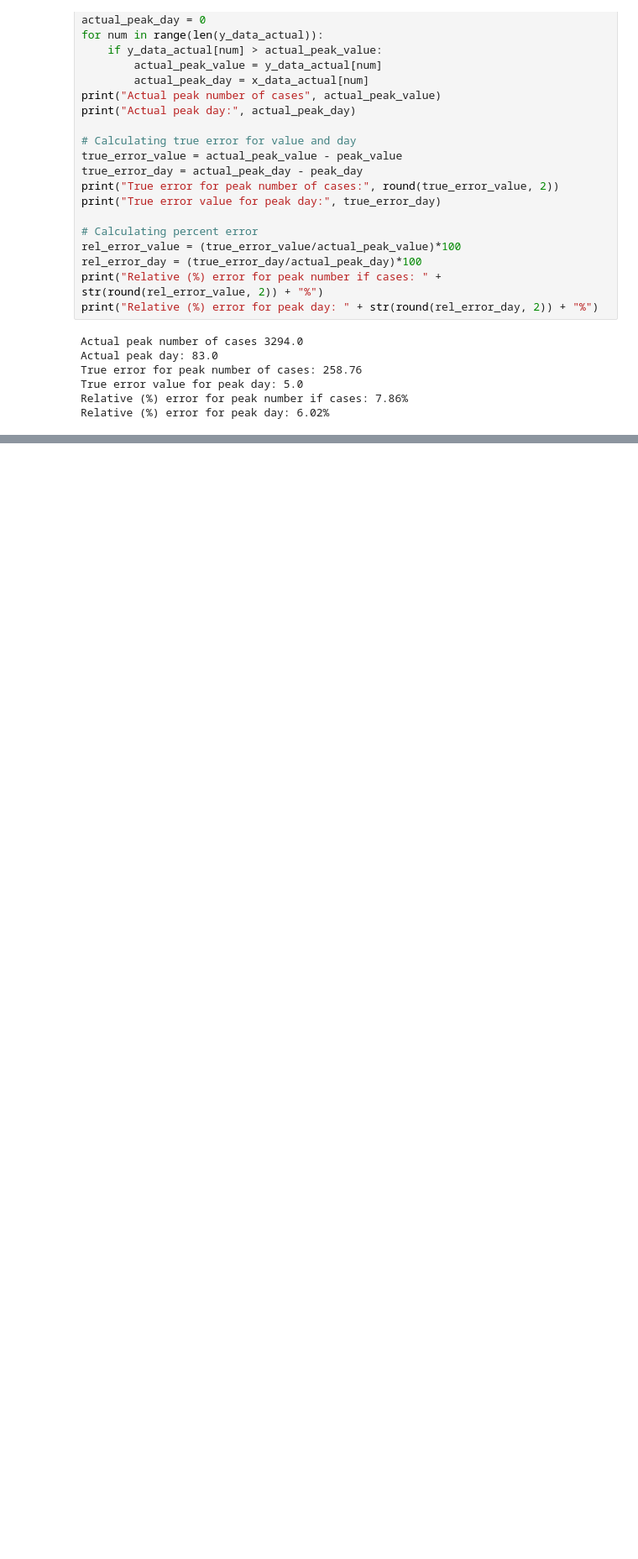
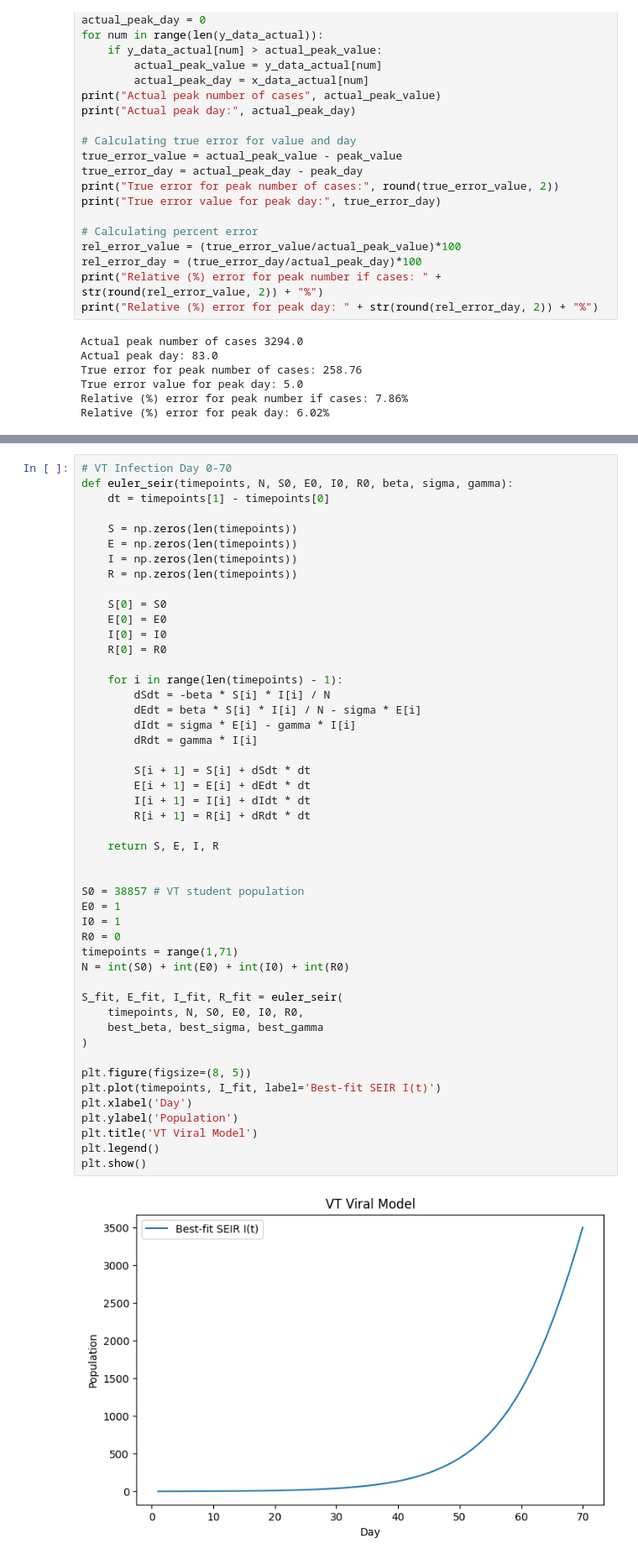
Before and after one commit to Dani-F-06/Module-2-Epidemics-SIR-Modeling, a Jupyter notebook: Notebook examples/Template_student_final_notebook.ipynb, the cells around one changed output, grey strips where cells are left out. Shown at 84% size. Cells and saved outputs as stored; diff of their text form; blank space fills up the shorter version.

```diff
--- a/Notebook examples/Template_student_final_notebook.ipynb
+++ b/Notebook examples/Template_student_final_notebook.ipynb
@@ -637,0 +353,50 @@ Cases prevented: 7782.50
+# %%
+# VT Infection Day 0-70
+def euler_seir(timepoints, N, S0, E0, I0, R0, beta, sigma, gamma):
+    dt = timepoints[1] - timepoints[0]
+
+    S = np.zeros(len(timepoints))
+    E = np.zeros(len(timepoints))
+    I = np.zeros(len(timepoints))
+    R = np.zeros(len(timepoints))
+
+    S[0] = S0
+    E[0] = E0
+    I[0] = I0
+    R[0] = R0
+
+    for i in range(len(timepoints) - 1):
+        dSdt = -beta * S[i] * I[i] / N
+        dEdt = beta * S[i] * I[i] / N - sigma * E[i]
+        dIdt = sigma * E[i] - gamma * I[i]
+        dRdt = gamma * I[i]
+
+        S[i + 1] = S[i] + dSdt * dt
+        E[i + 1] = E[i] + dEdt * dt
+        I[i + 1] = I[i] + dIdt * dt
+        R[i + 1] = R[i] + dRdt * dt
+
+    return S, E, I, R
+
+
+S0 = 38857 # VT student population
+E0 = 1
+I0 = 1
+R0 = 0
+timepoints = range(1,71)
+N = int(S0) + int(E0) + int(I0) + int(R0)
+
+S_fit, E_fit, I_fit, R_fit = euler_seir(
+    timepoints, N, S0, E0, I0, R0,
+    best_beta, best_sigma, best_gamma
+)
+
+plt.figure(figsize=(8, 5))
+plt.plot(timepoints, I_fit, label='Best-fit SEIR I(t)')
+plt.xlabel('Day')
+plt.ylabel('Population')
+plt.title('VT Viral Model')
+plt.legend()
+plt.show()
+# %% [output]
+[figure, added]
```
Also changed, not shown: parts of 17 cells of this notebook.
